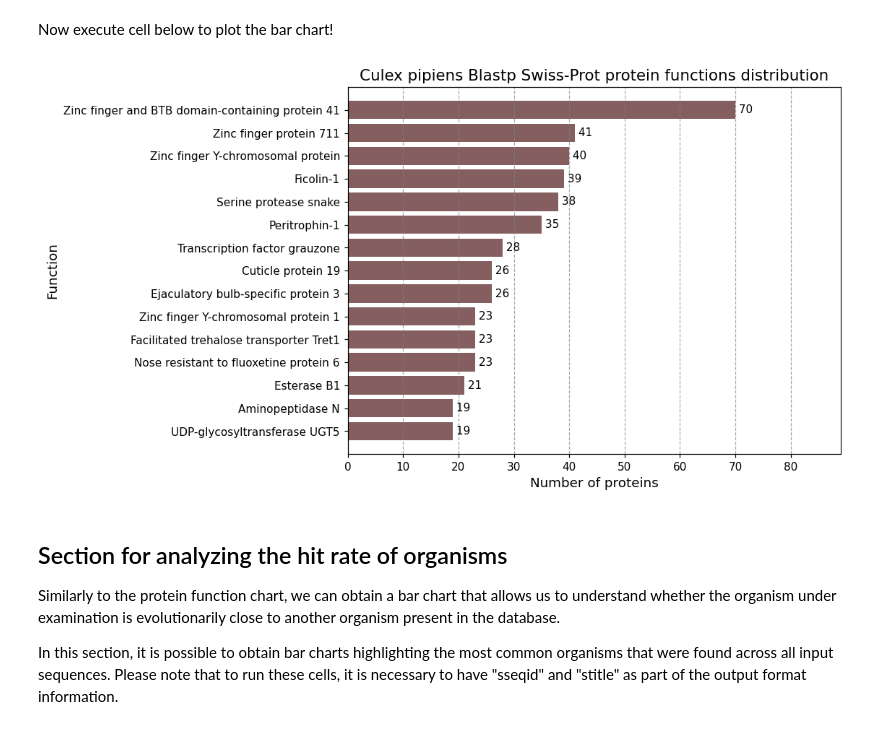
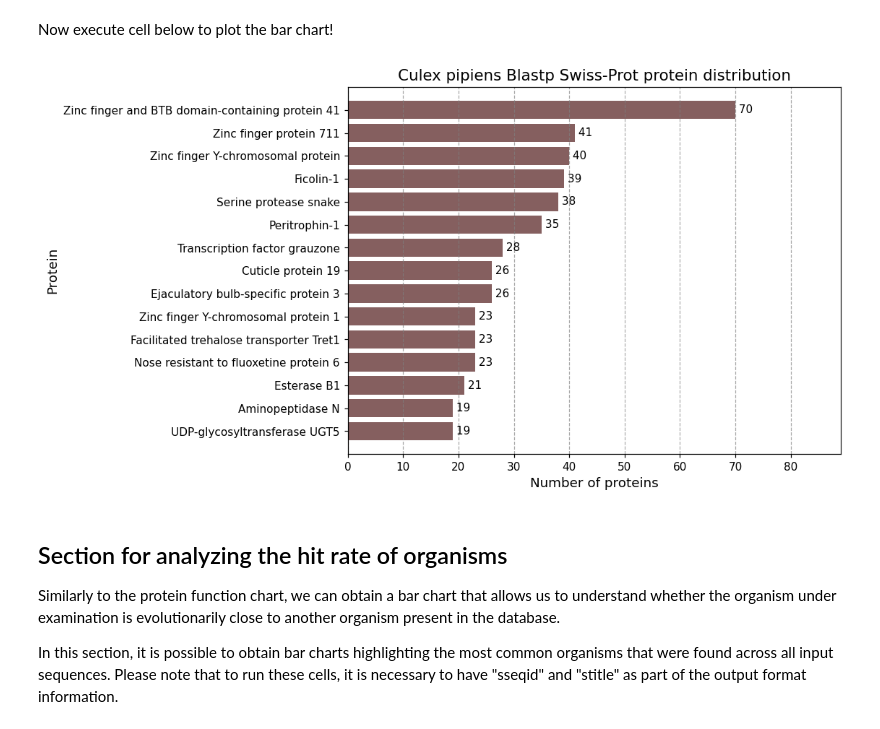
Before and after one commit to lorenzo-arcioni/BioSwiftAnalytics, a Jupyter notebook: AnnoViz.ipynb, the cells around one changed output. Cells and saved outputs as stored; diff of their text form; code cells hidden in the pictures.

```diff
--- a/AnnoViz.ipynb
+++ b/AnnoViz.ipynb
@@ -208,32 +208,32 @@ Now execute cell below to plot the bar chart!
 # %%
 # Create a horizontal bar chart
 fig, ax = plt.subplots(figsize=(8, 6))
 ax.barh(proteins.index, proteins.values, color='#855F5F')
 
 #Set appropriate figsize
 plt.rcParams["figure.figsize"] = (8, min(results_number//2 - results_number//4 + 1, len(proteins)//2 - len(proteins)//4 + 2))
 
 # Set the x-axis and y-axis limits
 ax.set_xlim([0, proteins[-1] + proteins.values[0]])
 ax.set_ylim([-1, len(proteins.index)])
 
 # Insert labels with values inside each bar
 for index, value in enumerate(proteins.values):
     ax.text(value, index, " " + str(value), ha='left', va='center')
 
 # Set axis labels and title
 ax.set_xlabel('Number of proteins', fontsize=12)
-ax.set_ylabel('Function', fontsize=12)
-ax.set_title(title + ' protein functions distribution', fontsize=14)
+ax.set_ylabel('Protein', fontsize=12)
+ax.set_title(title + ' protein distribution', fontsize=14)
 
 # Add grid lines
 ax.xaxis.grid(color='gray', linestyle='--', alpha=0.7)
 
 # Save and display the chart
 plt.savefig(path + '_protein_functions.png', bbox_inches = 'tight', dpi=300)
 plt.show()
 # %% [output]
-[figure, old version]
+[figure, new version]
 # %% [markdown]
 ## Section for analyzing the hit rate of organisms
 
```
Also changed, not shown: parts of 1 cell of this notebook.
